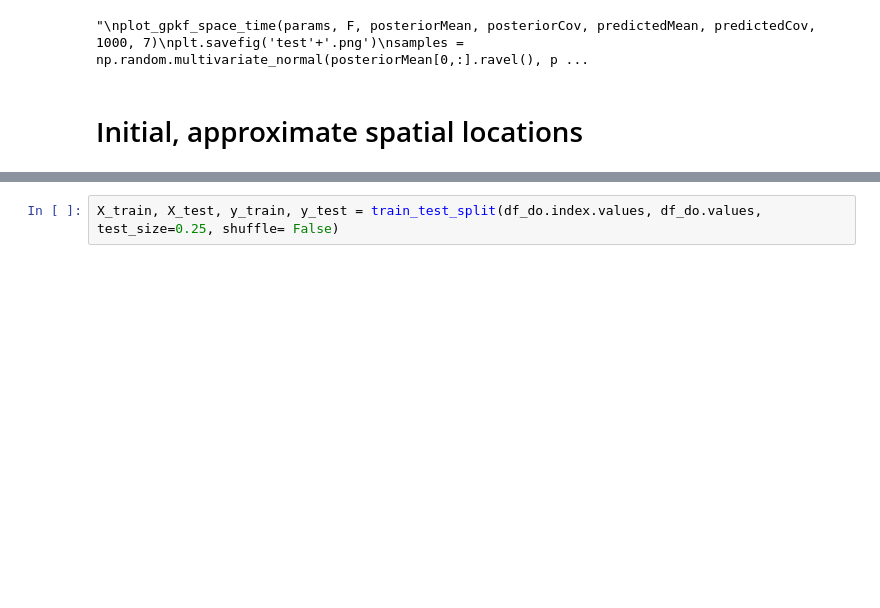
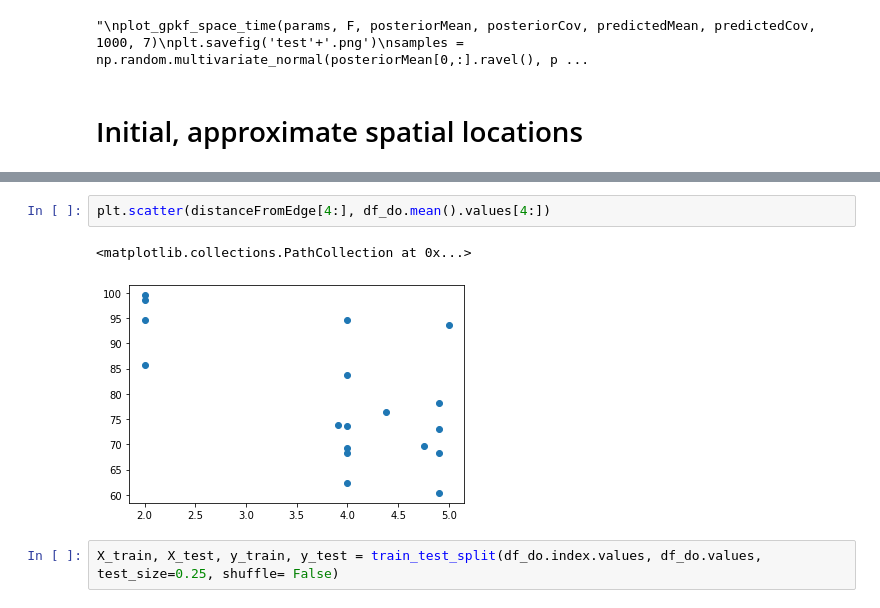
Before and after one commit to larsmmo/Master, a Jupyter notebook: gaussianProcess/GPKF/train.ipynb, the cells around one changed output, grey strips where cells are left out. Drawn from its saved outputs; the diff is of its cells as text; blank space fills up the shorter version.

```diff
--- a/gaussianProcess/GPKF/train.ipynb
+++ b/gaussianProcess/GPKF/train.ipynb
@@ -125,3 +158,8 @@ locations_pred = scaler.transform(locations_pred)
+# %%
+plt.scatter(distanceFromEdge[4:], df_do.mean().values[4:])
+# %% [output]
+<matplotlib.collections.PathCollection at 0x...>
+[figure, added]
 # %%
 X_train, X_test, y_train, y_test = train_test_split(df_do.index.values, df_do.values, test_size=0.25, shuffle= False)
 # %% [markdown]
```
Also changed, not shown: parts of 7 cells of this notebook, 10 other files.
